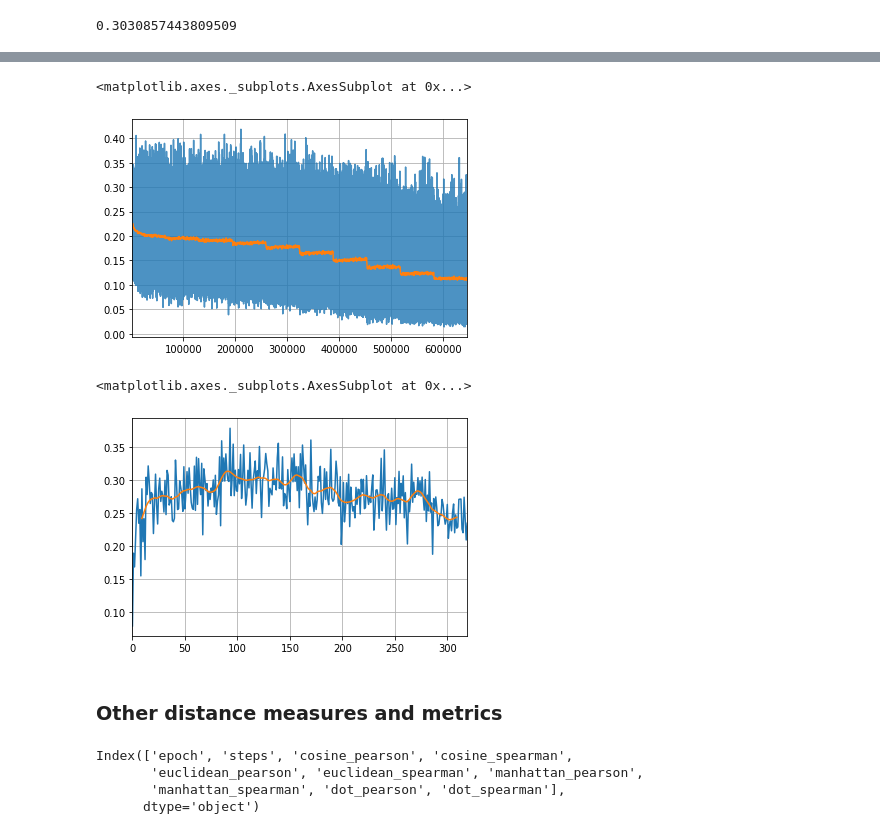
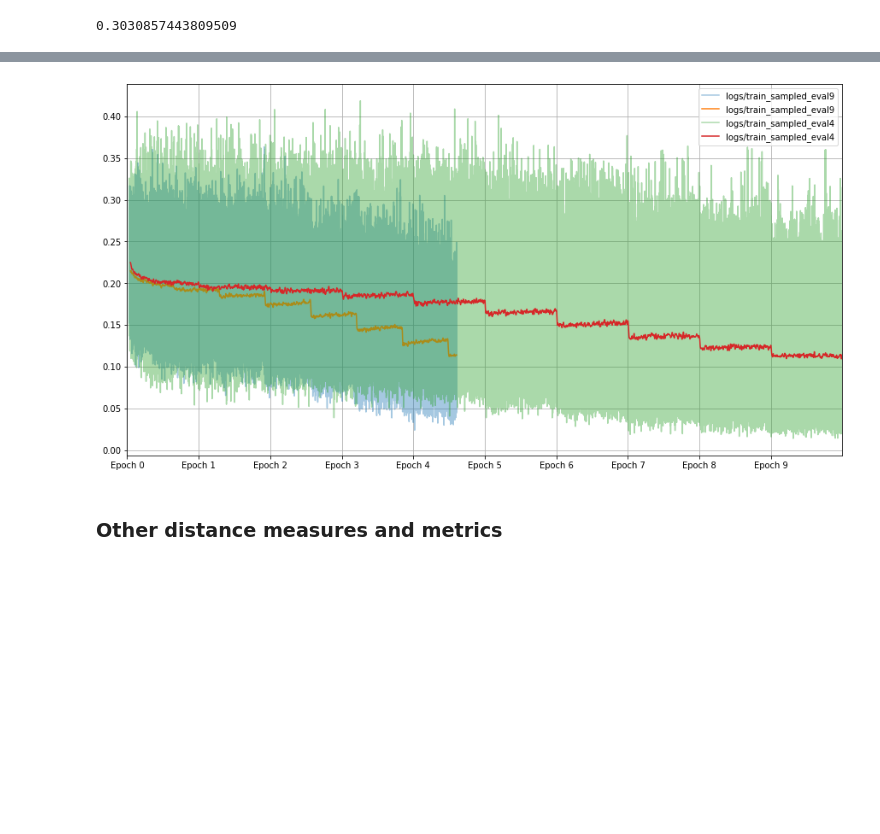
Before and after one commit to MIR-MU/CompuBERT, a Jupyter notebook: monitoring.ipynb, the cells around one changed output, grey strips where cells are left out. Drawn from its saved outputs; the diff is of its cells as text; code cells hidden in the pictures; blank space fills up the shorter version.

```diff
--- a/monitoring.ipynb
+++ b/monitoring.ipynb
@@ -6,8 +6,5 @@ import re
 !pwd
 # %% [output]
 /home/xstefan3/arqmath/compubert
-# %%
-logbase = "train_sampled_eval4"
-logfdir = logbase + ".log"
 # %%
 import re
@@ -33,25 +15,38 @@ pd.Series(losses).rolling(500, win_type='triang').mean().plot(grid=True)
-# %%
-pd.Series(losses).iloc[2000:].plot(grid=True, alpha=0.8)
-pd.Series(losses).iloc[2000:].rolling(1000, win_type='triang').mean().plot(grid=True)
-# %% [output]
-<matplotlib.axes._subplots.AxesSubplot at 0x...>
-[figure, removed]
-# %%
-pd.Series(cos_sims).plot(grid=True)
-pd.Series(cos_sims).rolling(20, win_type='triang').mean()[10:].reset_index()[0].plot(grid=True)
-# %% [output]
-<matplotlib.axes._subplots.AxesSubplot at 0x...>
-[figure, removed]
+# %%
+from matplotlib.pyplot import xticks
+
+def plot_log(logbase1, logbase2=None, losses_plot=False, labels:list = None, per_epoch_steps=64692, eval_steps=2000):
+    losses = []
+    cos_sims = []
+    labels = labels if labels is not None else [logbase1, logbase2] if logbase2 is not None else [logbase1]
+    logfdir = logbase1 + ".log"
+    for line in open(logfdir, "r"):
+        loss_match = re.search(r"Loss\ val\:\ (\d*\.\d*)", line)
+        cos_match = re.search(r"Objective\ val\:\ (\d*\.\d*)", line)
+        if loss_match is not None:
+            losses.append(float(loss_match.group(1)))
+        if cos_match is not None:
+            cos_sims.append(float(cos_match.group(1)))
+
+    if logbase2 is not None:
+        label2 = labels[1] if labels is not None else "_2"
+        plot_log(logbase2, losses_plot=losses_plot)
+    if losses_plot:
+        ax = pd.Series(losses).iloc[2000:].plot(grid=True, figsize=(15, 8), alpha=0.4)
+        pd.Series(losses).iloc[2000:].rolling(1000, win_type='triang').mean().plot(grid=True)
+        xticks(range(0, len(losses), per_epoch_steps), ["Epoch %s" % e for e in range(0, len(losses), 1)])
+    else:
+        ax = pd.Series(cos_sims).plot(grid=True, figsize=(15, 8), alpha=0.8)
+        pd.Series(cos_sims).rolling(20, win_type='triang').mean()[10:].reset_index()[0].plot(grid=True)
+        per_epoch_evals = int(per_epoch_steps/eval_steps)
+        xticks(range(0, len(cos_sims), per_epoch_evals), ["Epoch %s" % e for e in range(0, len(cos_sims), 1)])
+    if len(labels) > 1:
+        ax.legend([labels[1]]*2 + [labels[0]]*2)
+# plot_log("train_sampled_eval5", "logs/train_sampled_eval6", losses_plot=False)
+plot_log("logs/train_sampled_eval9", "logs/train_sampled_eval10", losses_plot=False, per_epoch_steps=41403, eval_steps=1250)
+# %%
+plot_log("logs/train_sampled_eval4", "logs/train_sampled_eval9", losses_plot=True)
+# %% [output]
+[figure, added]
 # %% [markdown]
 ### Other distance measures and metrics
-# %%
-import os
-import numpy as np
-from matplotlib.pyplot import xticks
-similarities_df = pd.read_csv(os.path.join(logbase, "similarity_evaluation_results.csv"))
-similarities_df.columns
-# %% [output]
-Index(['epoch', 'steps', 'cosine_pearson', 'cosine_spearman',
-       'euclidean_pearson', 'euclidean_spearman', 'manhattan_pearson',
-       'manhattan_spearman', 'dot_pearson', 'dot_spearman'],
-      dtype='object')
```
Also changed, not shown: parts of 11 cells of this notebook.
